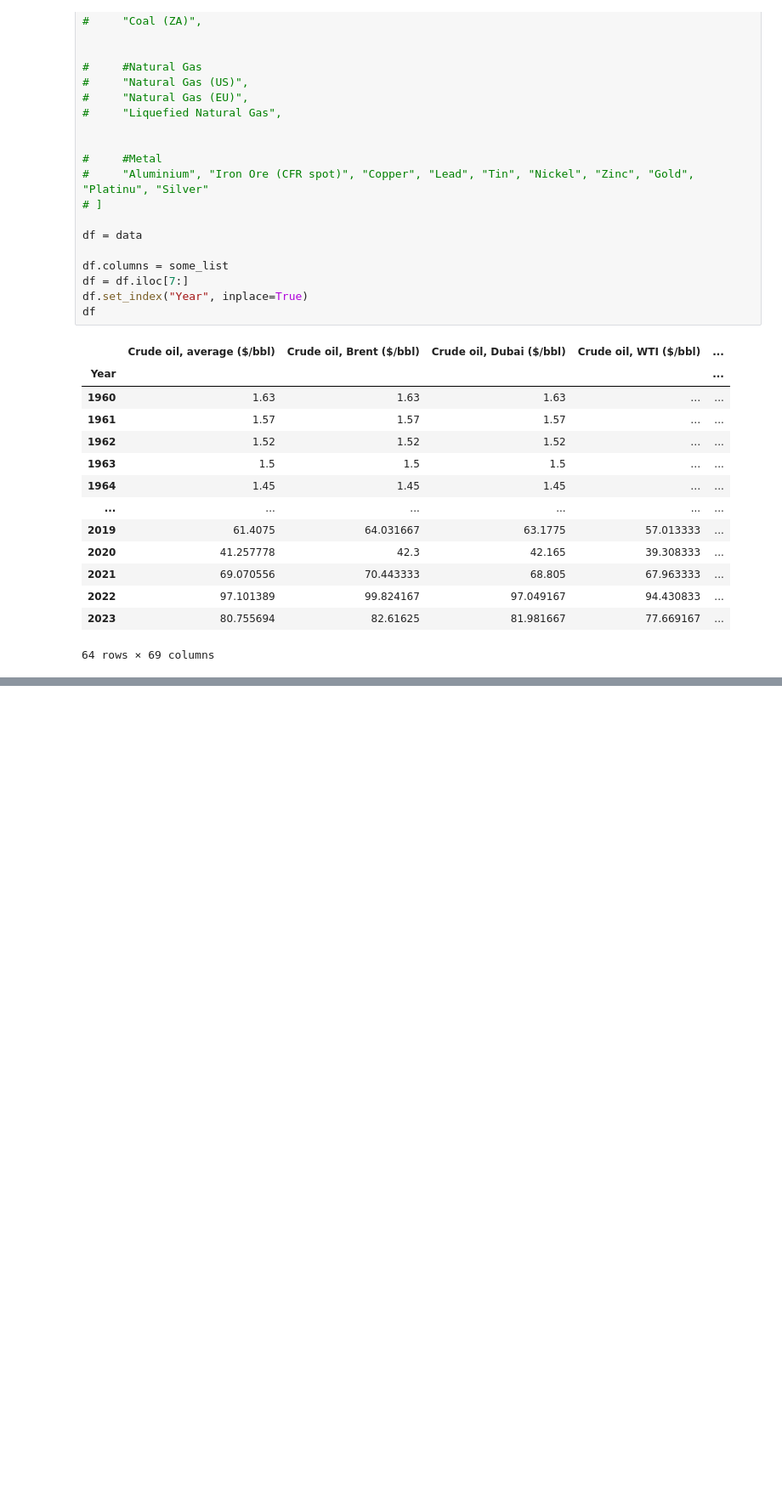
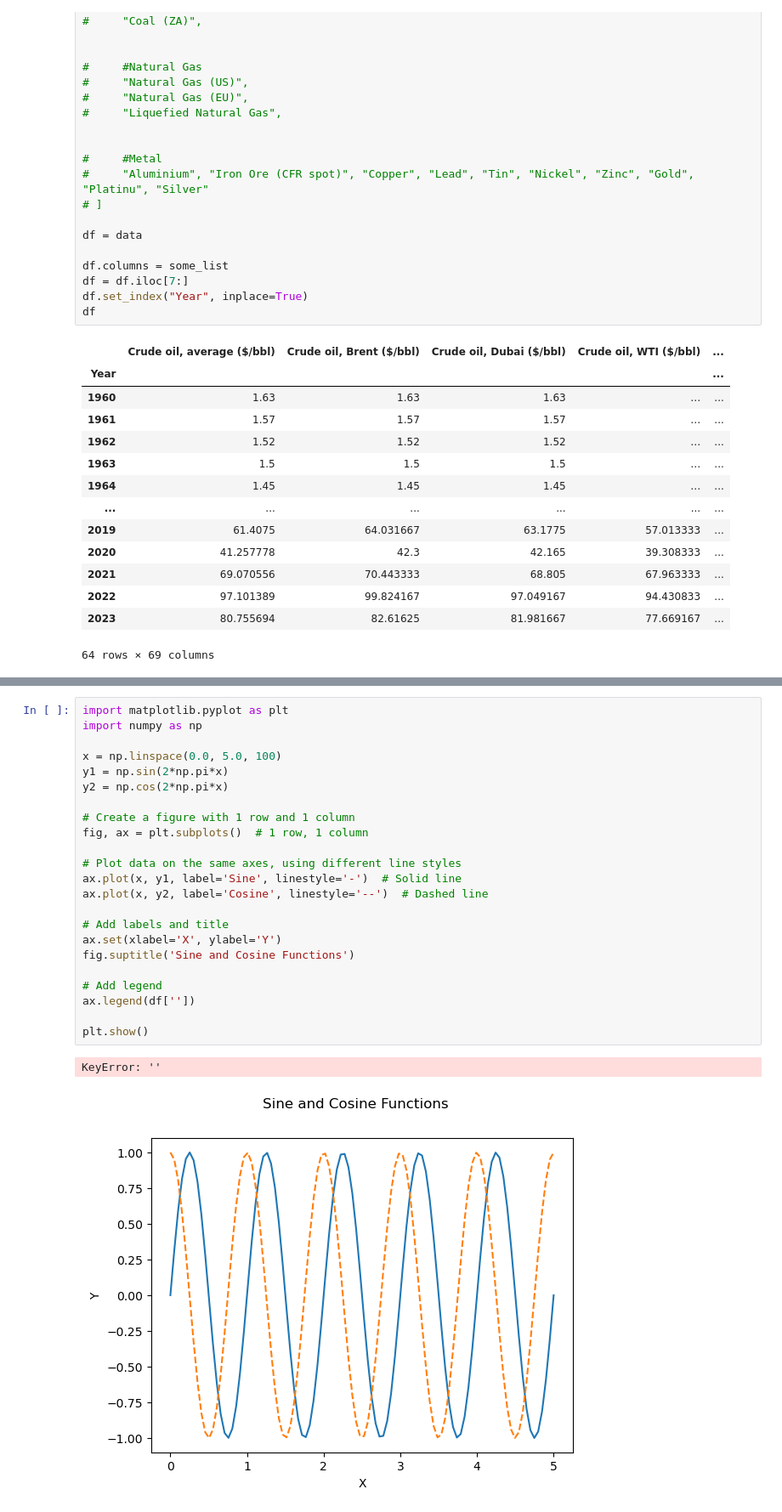
Before and after one commit to blitzkerby/valve, a Jupyter notebook: DRAGON LADY.ipynb, the cells around one changed output, grey strips where cells are left out. Shown at 85% size. Saved outputs shown, nothing was run; the diff lists cells and outputs as text; blank space fills up the shorter version.

```diff
--- a/DRAGON LADY.ipynb
+++ b/DRAGON LADY.ipynb
@@ -168,0 +206,26 @@ plt.show()
+# %%
+import matplotlib.pyplot as plt
+import numpy as np
+
+x = np.linspace(0.0, 5.0, 100)
+y1 = np.sin(2*np.pi*x)
+y2 = np.cos(2*np.pi*x)
+
+# Create a figure with 1 row and 1 column
+fig, ax = plt.subplots()  # 1 row, 1 column
+
+# Plot data on the same axes, using different line styles
+ax.plot(x, y1, label='Sine', linestyle='-')  # Solid line
+ax.plot(x, y2, label='Cosine', linestyle='--')  # Dashed line
+
+# Add labels and title
+ax.set(xlabel='X', ylabel='Y')
+fig.suptitle('Sine and Cosine Functions')
+
+# Add legend
+ax.legend(df[''])
+
+plt.show()
+# %% [output]
+KeyError: ''
+[figure, added]
```
Also changed, not shown: parts of 3 cells of this notebook, 6 other files.
